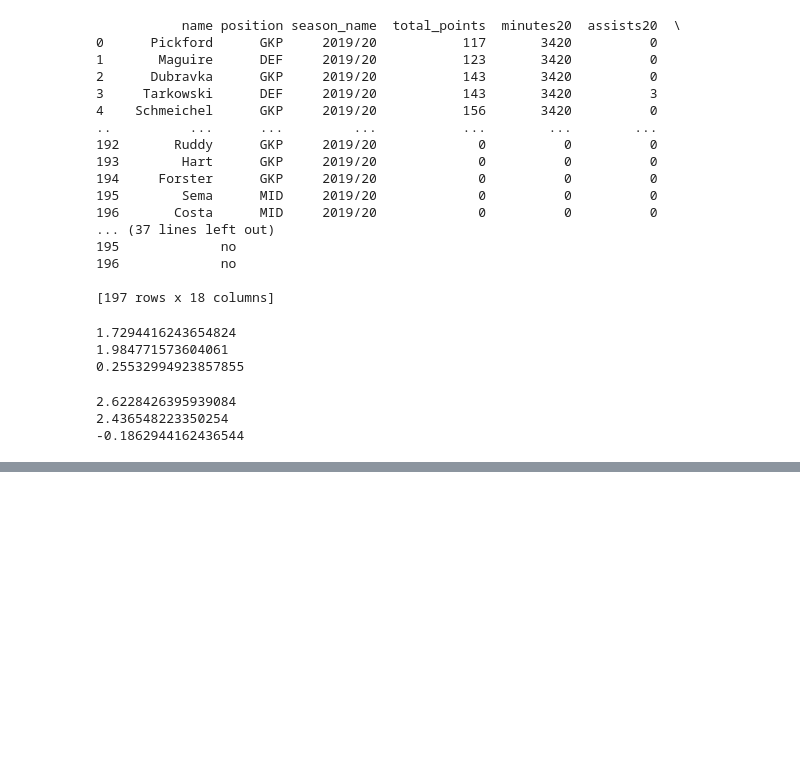
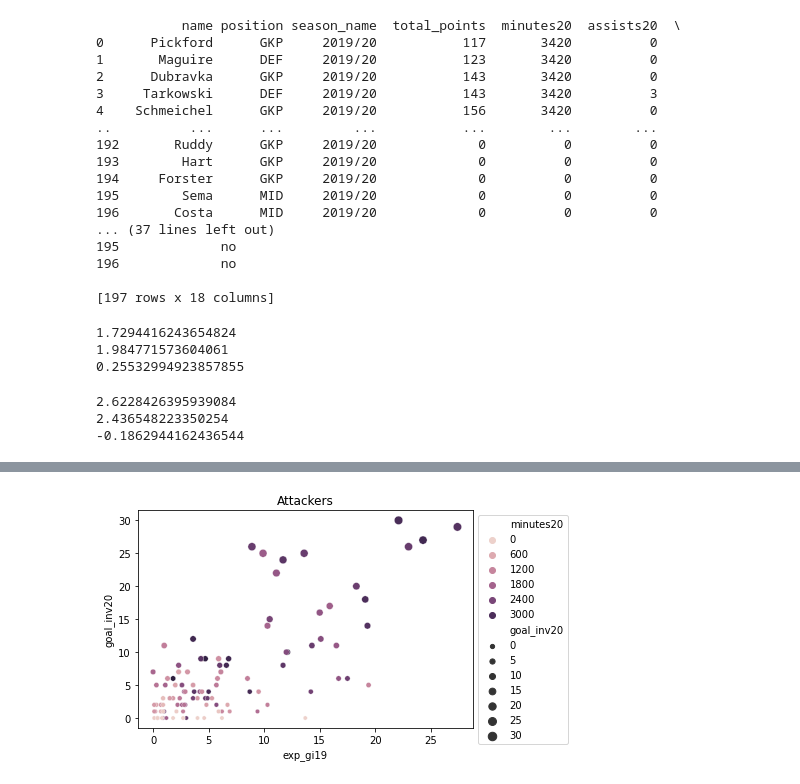
Before and after one commit to dylanomeara95/Repos, a Jupyter notebook: FPL_Data_Complete.ipynb, the cells around one changed output, grey strips where cells are left out. Saved outputs shown, nothing was run; the diff lists cells and outputs as text; code cells hidden in the pictures; blank space fills up the shorter version.

Commit message:
visualised data

```diff
--- a/FPL_Data_Complete.ipynb
+++ b/FPL_Data_Complete.ipynb
@@ -470,0 +497,8 @@ print(goals_dif)
+# %%
+# create 'exp_gi' column which adds exp_goals and exp_assists, for expected goal involvement
+complete_stats['exp_gi19'] = complete_stats['exp_goals19']+complete_stats['exp_assists19']
+
+# create 'goal_inv' column which adds goals and assists, for goal involvement
+complete_stats['goal_inv20'] = complete_stats['goals20']+complete_stats['assists20']
+
+complete_stats.head()
@@ -470,0 +512,11 @@ print(goals_dif)
+# %%
+# create new 'fwd_stats' dataframe with just forwards
+fwd_stats = complete_stats.loc[complete_stats['position']=='FWD']
+
+# create new 'mid_stats' dataframe with just midfielders
+mid_stats = complete_stats.loc[complete_stats['position']=='MID']
+
+# combine both above dataframes to create a new 'attacker_stats' so I can visualise their goal+assist stats without defensive players in the data
+attacker_stats = fwd_stats.append(mid_stats, ignore_index=True)
+
+attacker_stats.head()
@@ -470,0 +548,8 @@ print(goals_dif)
+# %%
+# create scatter plot of exp_gi and gi for attackers using seaborn
+attacker_scatter = sns.scatterplot(data=attacker_stats, x='exp_gi19', y='goal_inv20', hue='minutes20', size='goal_inv20')
+attacker_scatter.set_title("Attackers")
+algd = attacker_scatter.legend(bbox_to_anchor=(1,1))
+plt.savefig('attacker_scatter', bbox_extra_artists=(algd,), bbox_inches='tight')
+# %% [output]
+[figure, added]
```
Also changed, not shown: parts of 6 cells of this notebook.
